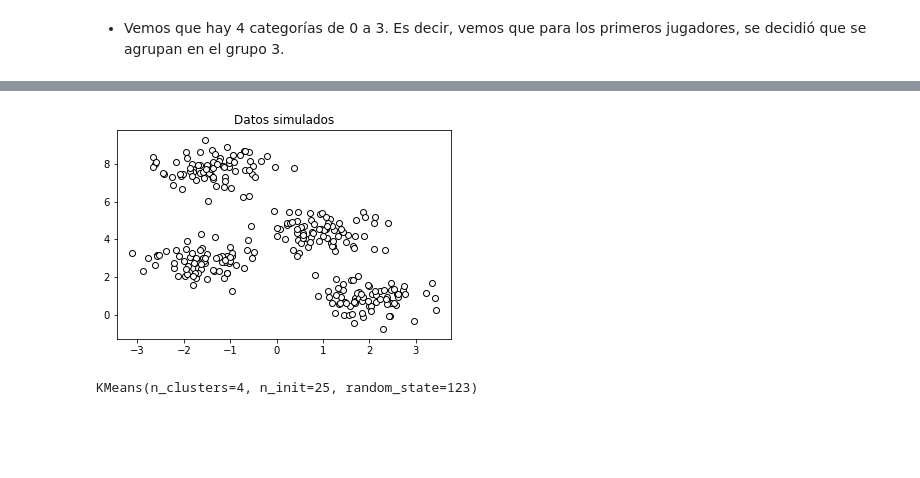
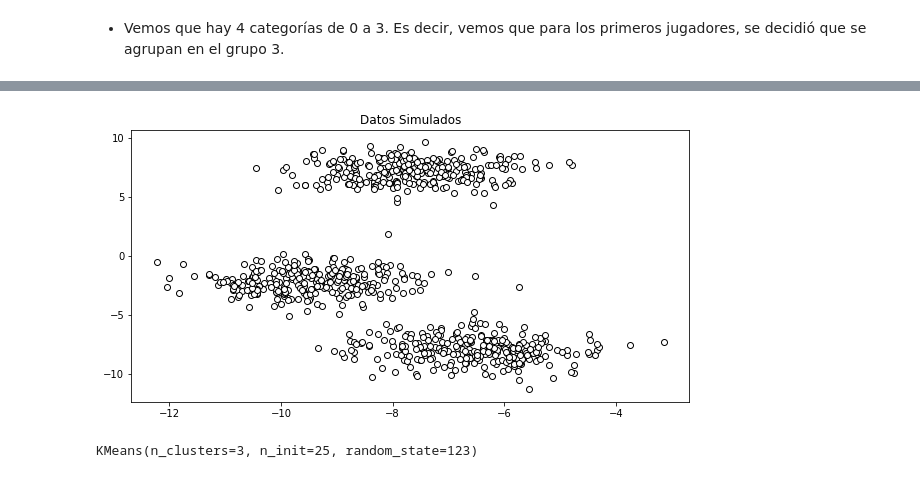
Before and after one commit to Aliciafs97/Proyecto-NBA, a Jupyter notebook: Regionales 2021-2022/EDA-NBA.ipynb, the cells around one changed output, grey strips where cells are left out. Saved outputs shown, nothing was run; the diff lists cells and outputs as text; code cells hidden in the pictures; blank space fills up the shorter version.

Commit message:
clustering

```diff
--- a/Regionales 2021-2022/EDA-NBA.ipynb
+++ b/Regionales 2021-2022/EDA-NBA.ipynb
@@ -543,32 +581,23 @@ df_nba_copia['k_means'] = kmeans.predict(df_nba_numericas)
 # %%
-# Simulación de datos
-# ==============================================================================
-X, y = make_blobs(
-        n_samples    = 300,
-        n_features   = 2,
-        centers      = 4,
-        cluster_std  = 0.60,
-        shuffle      = True,
-        random_state = 0
-       )
+X, y = make_blobs(n_samples=812)
 
-fig, ax = plt.subplots(1, 1, figsize=(6, 3.84))
+fig, ax = plt.subplots(1,1, figsize=(10,5))
 ax.scatter(
-    x = X[:, 0],
-    y = X[:, 1],
+    x = X[:,0],
+    y= X[:,1],
     c = 'white',
-    marker    = 'o',
-    edgecolor = 'black',
-)
-ax.set_title('Datos simulados');
+    marker = 'o',
+    edgecolor = 'black')
+
+ax.set_title('Datos Simulados');
 # %% [output]
-[figure, old version]
+[figure, new version]
 # %%
-X_scaled = scale(X)
-modelo_kmeans = KMeans(n_clusters=4, n_init=25, random_state=123)
+X_scaled = scale(df_nba_numericas)
+modelo_kmeans = KMeans(n_clusters=3, n_init=25, random_state=123)
 modelo_kmeans.fit(X=X_scaled)
 # %% [output]
-KMeans(n_clusters=4, n_init=25, random_state=123)
+KMeans(n_clusters=3, n_init=25, random_state=123)
 # %%
 # Clasificación con el modelo kmeans
 # ==============================================================================
```
Also changed, not shown: parts of 14 cells of this notebook.
